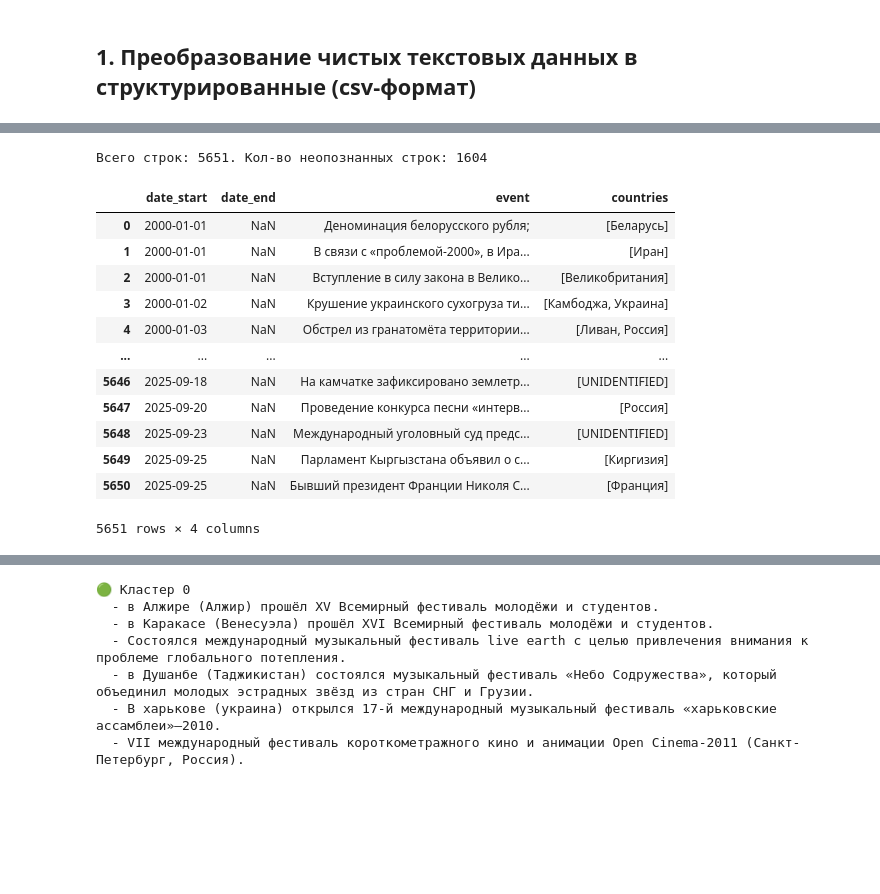
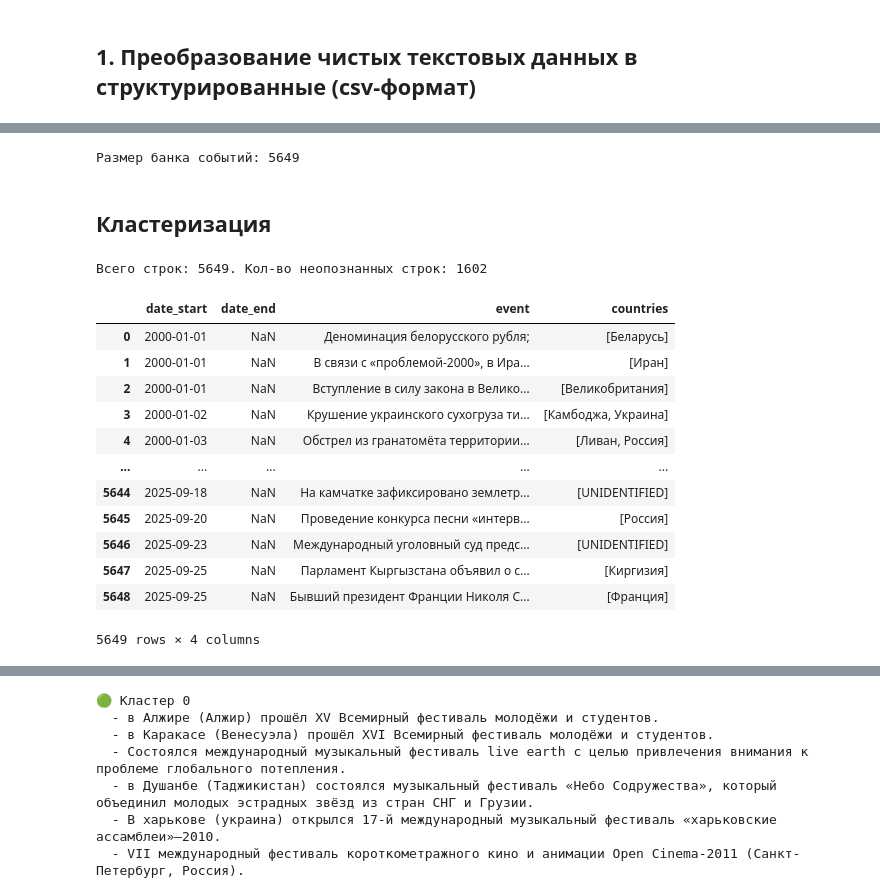
Before and after one commit to ruslooob/data-core, a Jupyter notebook: events_data_core.ipynb, the cells around one changed output, grey strips where cells are left out. Saved outputs shown, nothing was run; the diff lists cells and outputs as text; code cells hidden in the pictures; blank space fills up the shorter version.

```diff
--- a/events_data_core.ipynb
+++ b/events_data_core.ipynb
@@ -182,6 +138,49 @@ parse_raw_events("events/1_raw", 'events/2_struct')
 ✅ [2023] Экспортировано 190 строк → events/2_struct\2023.csv
 ✅ [2024] Экспортировано 297 строк → events/2_struct\2024.csv
 ✅ [2025] Экспортировано 268 строк → events/2_struct\2025.csv
+# %%
+def combine_csv_files(folder_path: str):
+    """
+    Объединяет все CSV-файлы в указанной папке в один DataFrame
+    и сохраняет результат в новый CSV-файл.
+    Имя файла формата "<первый>-<последний>.csv".
+    """
+    # Получаем список CSV файлов в папке
+    files = sorted([
+        f for f in os.listdir(folder_path)
+        if f.endswith('.csv') and '-' not in f
+    ])
+    if not files:
+        raise FileNotFoundError("В указанной папке нет CSV-файлов.")
+
+    # Имя итогового файла
+    first_file = os.path.splitext(files[0])[0]
+    last_file = os.path.splitext(files[-1])[0]
+    output_name = f"{first_file}-{last_file}.csv"
+    output_path = os.path.join(folder_path, output_name)
+
+    # Читаем и объединяем
+    dataframes = []
+    for file in files:
+        path = os.path.join(folder_path, file)
+        try:
+            df = pd.read_csv(path)
+            dataframes.append(df)
+        except Exception as e:
+            print(f"⚠️ Ошибка при чтении {file}: {e}")
+
+    combined_df = pd.concat(dataframes, ignore_index=True)
+    combined_df.to_csv(output_path, index=False, encoding='utf-8-sig')
+
+    return combined_df
+
+
+df = combine_csv_files('./events/2_struct')
+print(f'Размер банка событий: {len(df)}')
+# %% [output]
+Размер банка событий: 5649
+# %% [markdown]
+## Кластеризация
 # %%
 import re
 import pandas as pd
@@ -526,39 +525,38 @@ def detect_countries(text: str, keywords: dict = COUNTRY_KEYWORDS, threshold: in
     # Сортируем по числу совпадений
     ranked = sorted(filtered.items(), key=lambda x: x[1], reverse=True)
     return [c for c, _ in ranked]
 
 
 def classify_events(df: pd.DataFrame, text_column: str = 'event'):
     """
     Добавляет колонку 'countries' на основе текстов событий.
     """
     df = df.copy()
     df['countries'] = df[text_column].apply(detect_countries)
     return df
 
 
 df = classify_events(df)
 undefined_mask = df['countries'].apply(lambda x: 'UNIDENTIFIED' in x)
 undefined_count = undefined_mask.sum()
 
 print(f'Всего строк: {len(df)}. Кол-во неопознанных строк: {undefined_count}')
 
 # Вернуть только неопознанные строки
 unidentified_df = df[undefined_mask].copy()
-unidentified_df.head(100)  # 1604 неопознанных из 5661 событий
-df
+df.head()  # 1602 неопознанных из 5661 событий
 # %% [output]
-Всего строк: 5651. Кол-во неопознанных строк: 1604
+Всего строк: 5649. Кол-во неопознанных строк: 1602
 |  | date_start | date_end | event | countries |
 | 0 | 2000-01-01 | NaN | Деноминация белорусского рубля; | [Беларусь] |
 | 1 | 2000-01-01 | NaN | В связи с «проблемой-2000», в Ира... | [Иран] |
 | 2 | 2000-01-01 | NaN | Вступление в силу закона в Велико... | [Великобритания] |
 | 3 | 2000-01-02 | NaN | Крушение украинского сухогруза ти... | [Камбоджа, Украина] |
 | 4 | 2000-01-03 | NaN | Обстрел из гранатомёта территории... | [Ливан, Россия] |
 | ... | ... | ... | ... | ... |
-| 5646 | 2025-09-18 | NaN | На камчатке зафиксировано землетр... | [UNIDENTIFIED] |
-| 5647 | 2025-09-20 | NaN | Проведение конкурса песни «интерв... | [Россия] |
-| 5648 | 2025-09-23 | NaN | Международный уголовный суд предс... | [UNIDENTIFIED] |
-| 5649 | 2025-09-25 | NaN | Парламент Кыргызстана объявил о с... | [Киргизия] |
-| 5650 | 2025-09-25 | NaN | Бывший президент Франции Николя С... | [Франция] |
+| 5644 | 2025-09-18 | NaN | На камчатке зафиксировано землетр... | [UNIDENTIFIED] |
+| 5645 | 2025-09-20 | NaN | Проведение конкурса песни «интерв... | [Россия] |
+| 5646 | 2025-09-23 | NaN | Международный уголовный суд предс... | [UNIDENTIFIED] |
+| 5647 | 2025-09-25 | NaN | Парламент Кыргызстана объявил о с... | [Киргизия] |
+| 5648 | 2025-09-25 | NaN | Бывший президент Франции Николя С... | [Франция] |
-5651 rows × 4 columns
+5649 rows × 4 columns
```
Also changed, not shown: parts of 10 cells of this notebook, 38 other files.
